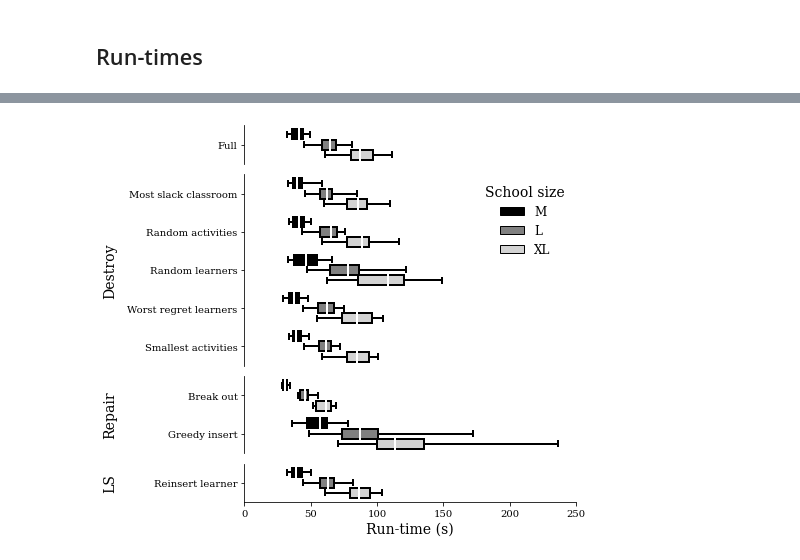
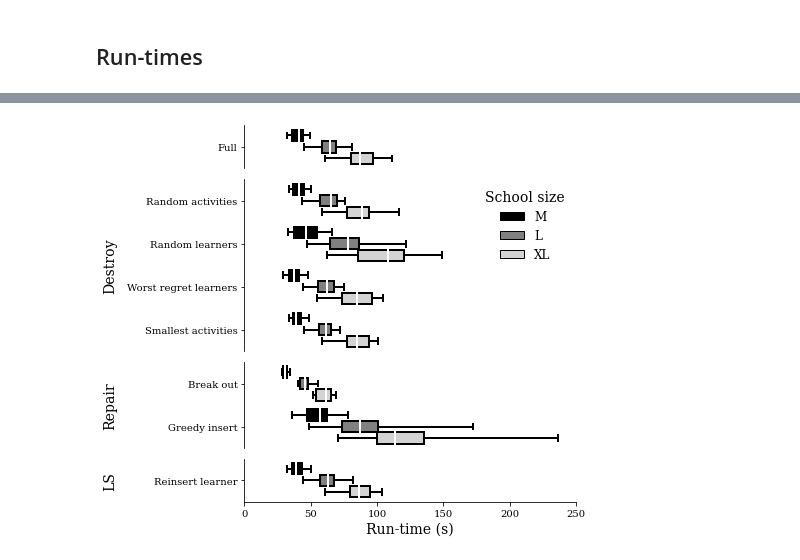
Before and after one commit to N-Wouda/PL-Hourly-Heuristic, a Jupyter notebook: tuning.ipynb, the cells around one changed output, grey strips where cells are left out. Drawn from its saved outputs; the diff is of its cells as text; code cells hidden in the pictures.

Commit message:
Remove most slack classroom

```diff
--- a/tuning.ipynb
+++ b/tuning.ipynb
@@ -31,7 +31,6 @@ PROPS = {
 }
 # %%
 operators = ["heuristic",  # the full heuristic, so with all operators
-             "most_slack_classrooms",
              "random_activities",
              "random_learners",
              "regret_learners",
@@ -84,12 +85,11 @@ assert np.isclose(min(op_qual.gap), 0)  # just to be sure
 # %%
 op_blocks = [['heuristic'],
-             ['most_slack_classrooms', 'random_activities', 'random_learners', 'regret_learners', 'smallest_activities'],
+             ['random_activities', 'random_learners', 'regret_learners', 'smallest_activities'],
              ['break_out', 'greedy_insert'],
              ['reinsert_learner']]
 
 nice_op_blocks = [['Full'],
-                  ["Most slack classroom",
-                   "Random activities",
+                  ["Random activities",
                    "Random learners",
                    "Worst regret learners",
                    "Smallest activities"],
@@ -100,7 +100,7 @@ ylabels = ["", "Destroy", "Repair", "LS"]
 # %%
 fig, axes = plt.subplots(ncols=1, nrows=4, figsize=(7, 6), sharex=True)
 
-gs = gridspec.GridSpec(4, 1, height_ratios=[1/4, 5/4, 1/2, 1/4])
+gs = gridspec.GridSpec(4, 1, height_ratios=[1/4, 4/4, 1/2, 1/4])
 axes[0] = plt.subplot(gs[0])
 axes[1] = plt.subplot(gs[1])
 axes[2] = plt.subplot(gs[2])
@@ -170,7 +169,7 @@ op_qual_times.head()
 # %%
 fig, axes = plt.subplots(ncols=1, nrows=4, figsize=(7, 6), sharex=True)
 
-gs = gridspec.GridSpec(4, 1, height_ratios=[1/4, 5/4, 1/2, 1/4])
+gs = gridspec.GridSpec(4, 1, height_ratios=[1/4, 4/4, 1/2, 1/4])
 axes[0] = plt.subplot(gs[0])
 axes[1] = plt.subplot(gs[1])
 axes[2] = plt.subplot(gs[2])
@@ -183,31 +182,31 @@ for ax, op_block, nice_op_block, ylabel in zip(axes, op_blocks, nice_op_blocks,
 
     if ax is axes[1]:
         handles, labels = ax.get_legend_handles_labels()
         ax.legend(title="School size", handles=handles, labels=["M", "L", "XL"], frameon=False)
     else:
         ax.get_legend().remove()
 
     for spine in ['right', 'top']:
         ax.spines[spine].set_visible(False)
 
     if ax is not axes[-1]:
         ax.set_xlabel("")
         ax.spines['bottom'].set_visible(False)
         ax.tick_params(
                     axis='x',          # changes apply to the x-axis
                     which='both',      # both major and minor ticks are affected
                     bottom=False,      # ticks along the bottom edge are off
                     top=False,         # ticks along the top edge are off
                     labelbottom=False) # labels along the bottom edge are off
 
     ax.set_xlim([0, 250])
     ax.set_ylabel(ylabel, labelpad=10)
     ax.set_yticklabels(nice_op_block)
 
 fig.align_labels()
 
 plt.xlabel("Run-time (s)")
 plt.tight_layout()
 plt.savefig("out/qual_runtimes.pdf", bbox_inches='tight');
 # %% [output]
-[figure, old version]
+[figure, new version]
```
Also changed, not shown: parts of 5 cells of this notebook, 2 other files.
